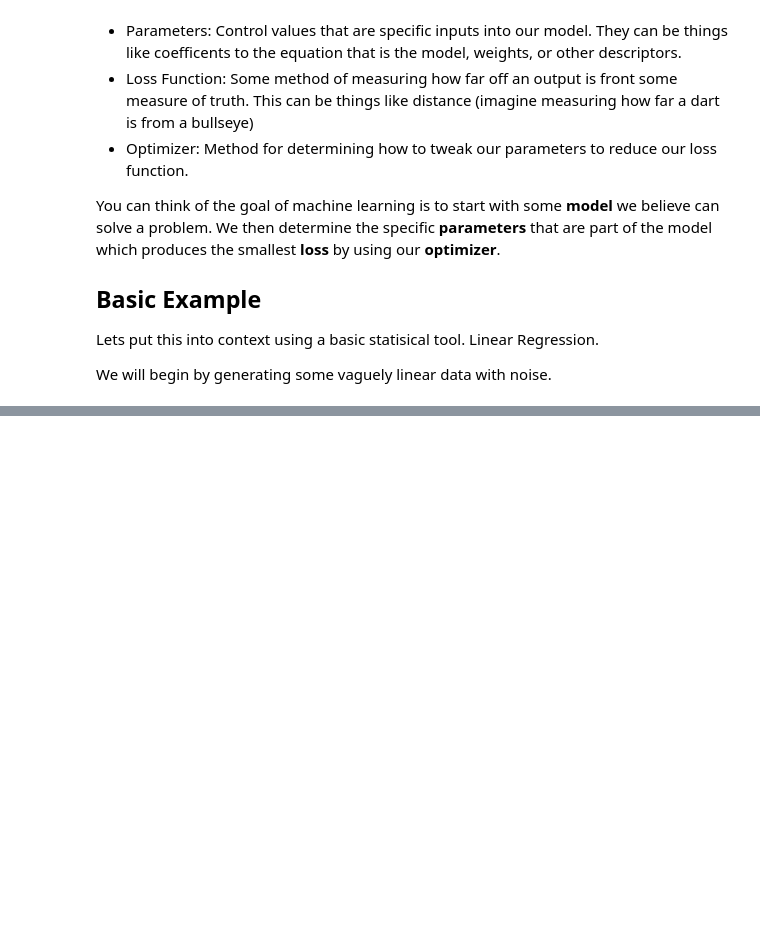
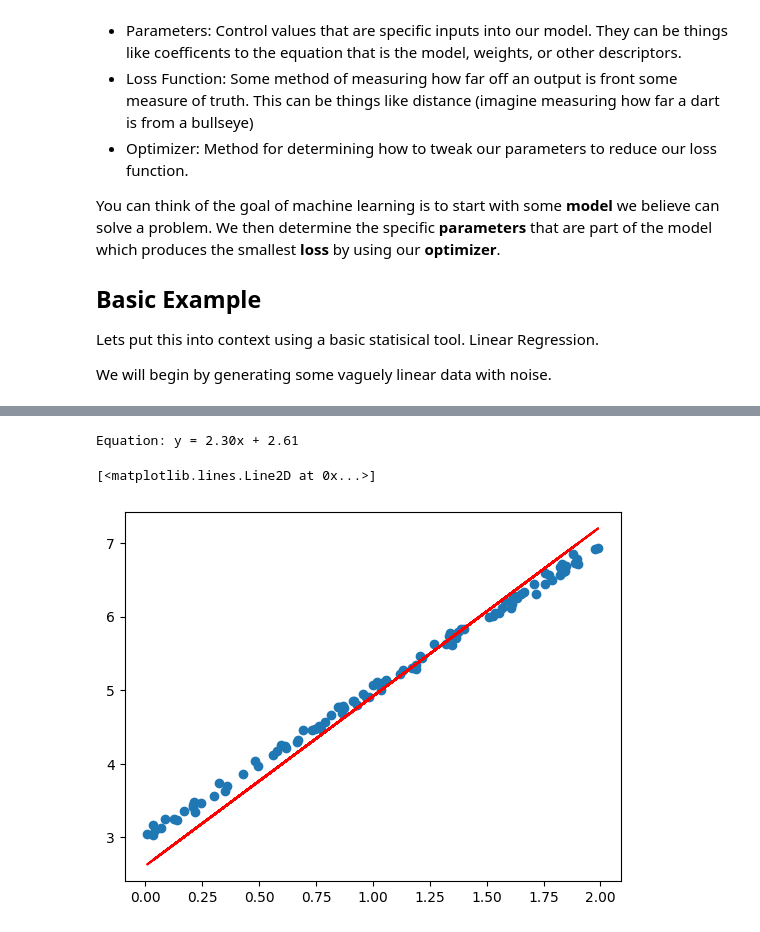
Before and after one commit to cbolles/upward_bound, a Jupyter notebook: ENERGIZE/2_Components_of_ML.ipynb, the cells around one changed output, grey strips where cells are left out. Saved outputs shown, nothing was run; the diff lists cells and outputs as text; code cells hidden in the pictures; blank space fills up the shorter version.

Commit message:
SGD and test train split content

```diff
--- a/ENERGIZE/2_Components_of_ML.ipynb
+++ b/ENERGIZE/2_Components_of_ML.ipynb
@@ -51,0 +56,24 @@ Applying the vocab words from above we get this.
+# %%
+from sklearn.linear_model import SGDRegressor
+import matplotlib.pyplot as plt
+
+# Create the linear regression model
+model = SGDRegressor(max_iter=1000, tol=1e-3)
+
+# Train the model on the train dataset
+model.fit(x, y_noisy)
+
+# Lets see what parameters the regressor came up with
+slope = model.coef_[0]
+intercept = model.intercept_[0]
+print(f'Equation: y = {slope:.2f}x + {intercept:.2f}')
+
+# Lets plop the expected vs actual
+plt.scatter(x, y_noisy)
+
+test_predictions = model.predict(x)
+plt.plot(x.ravel(), test_predictions.astype(float), color="red")
+# %% [output]
+Equation: y = 2.30x + 2.61
+[<matplotlib.lines.Line2D at 0x...>]
+[figure, added]
```
Also changed, not shown: parts of 4 cells of this notebook.
